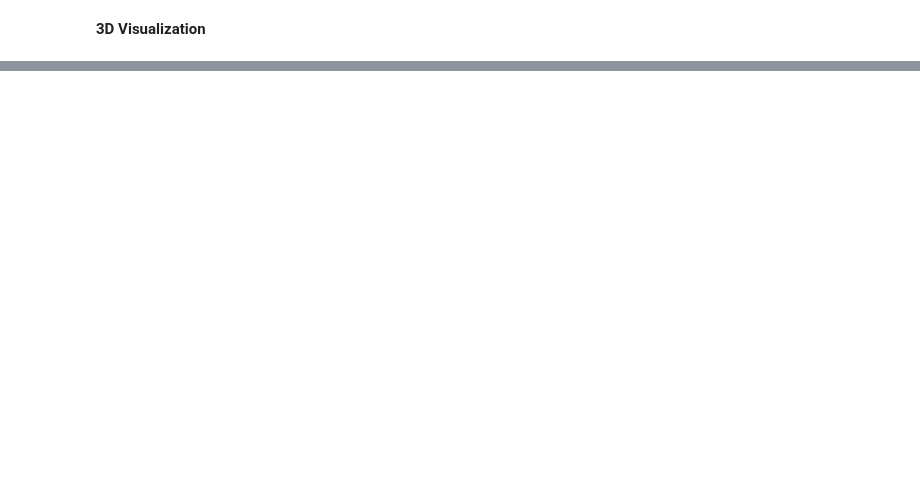
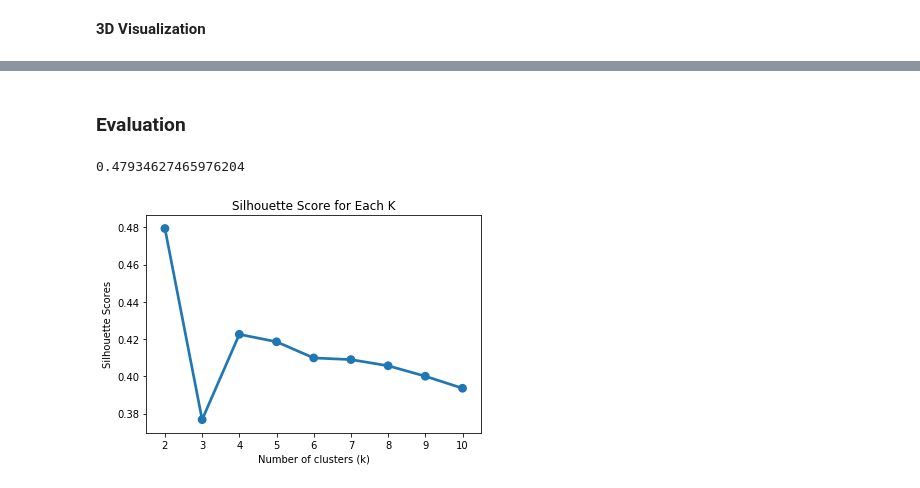
Before and after one commit to pedromaiapatinha/Mall_Customers_Segmentation, a Jupyter notebook: K-Means Clustering - Mall Customers Segmentation.ipynb, the cells around one changed output, grey strips where cells are left out. Saved outputs shown, nothing was run; the diff lists cells and outputs as text; code cells hidden in the pictures; blank space fills up the shorter version.

```diff
--- a/K-Means Clustering - Mall Customers Segmentation.ipynb
+++ b/K-Means Clustering - Mall Customers Segmentation.ipynb
@@ -192,3 +193,5 @@ Try using .loc[row_indexer,col_indexer] = value instead
 
 See the caveats in the documentation: https://pandas.pydata.org/pandas-docs/stable/user_guide/indexing.html#returning-a-view-versus-a-copy
 [interactive output not drawn]
+# %% [markdown]
+### Evaluation
@@ -195,2 +200,21 @@ See the caveats in the documentation: https://pandas.pydata.org/pandas-docs/stab
+# %%
+silhouette_score(df, labels3)
+# %% [output]
+0.47934627465976204
+# %%
+silhouette = {}
+
+for k in range(2, 11):
+    km = KMeans(n_clusters=k, init='k-means++', max_iter=1000)
+    km.fit(df)
+    silhouette[k] = silhouette_score(df, km.labels_)
+# %%
+sns.pointplot(x=list(silhouette.keys()), y=list(silhouette.values()))
+plt.xlabel("Number of clusters (k)")
+plt.ylabel("Silhouette Scores")
+plt.title("Silhouette Score for Each K")
+plt.show()
+# %% [output]
+[figure, added]
 # %%
 # Work in progress ...
```
Also changed, not shown: parts of 15 cells of this notebook.
